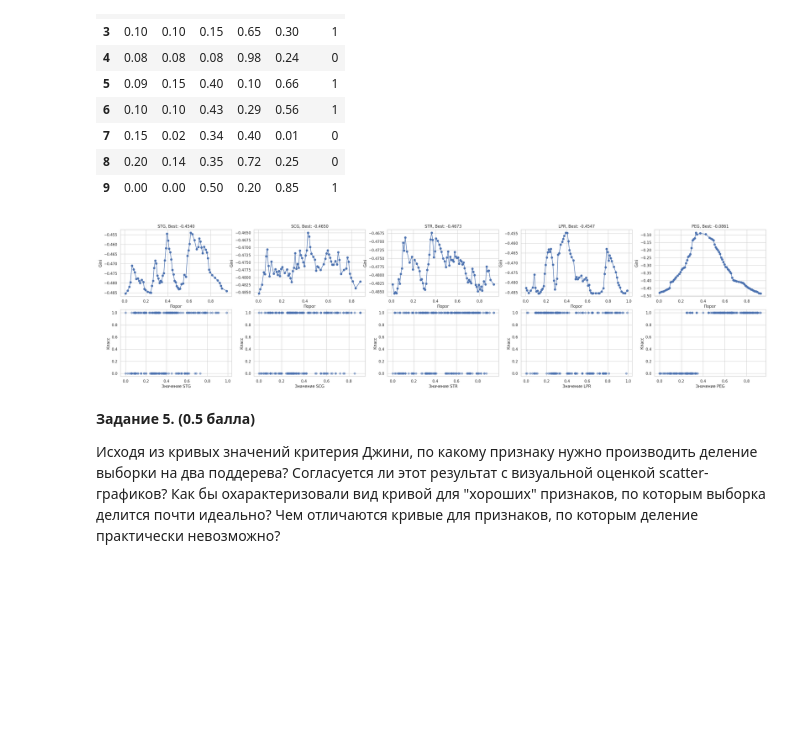
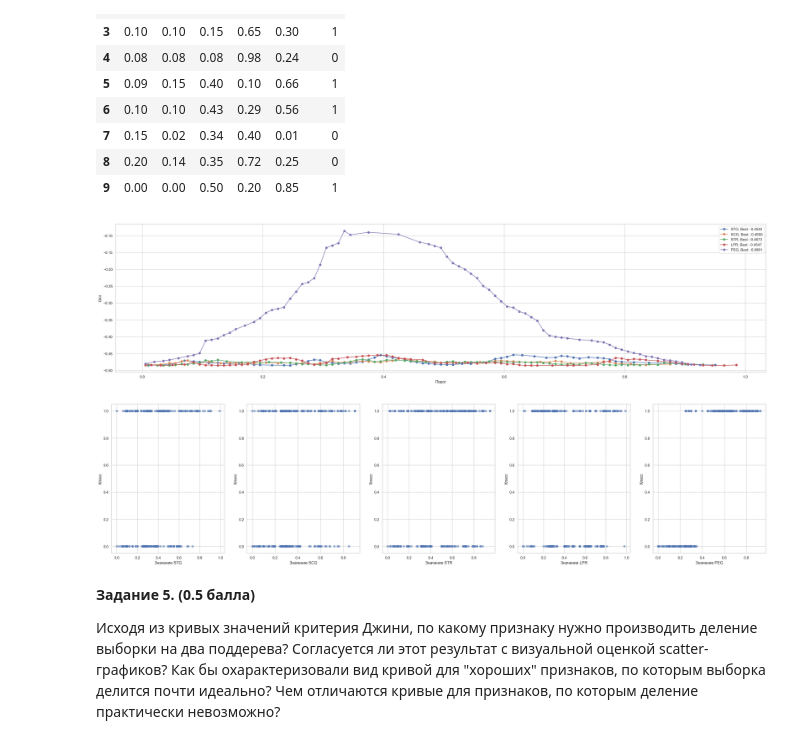
Before and after one commit to Ke1thuzad/machine-learning, a Jupyter notebook: homework2/hw2trees.ipynb, the cells around one changed output. Drawn from its saved outputs; the diff is of its cells as text; code cells hidden in the pictures; blank space fills up the shorter version.

```diff
--- a/homework2/hw2trees.ipynb
+++ b/homework2/hw2trees.ipynb
@@ -181,24 +181,26 @@ studs.head(10)
 # %%
 X = studs.iloc[:, :-1].values
 y = studs.iloc[:, -1].values
 
-fig, axes = plt.subplots(2, 5, figsize=(35, 8))
+mainf, main_ax = plt.subplots(1, 1, figsize=(35, 8))
+fig, axes = plt.subplots(1, 5, figsize=(35, 8))
 feature_names = studs.columns[:-1]
 
 for i in range(5):
     feature_vector = X[:, i]
     thresholds, ginis, _, best_gini = find_best_split(feature_vector, y)
 
-    axes[0, i].plot(thresholds, ginis, 'o-')
-    axes[0, i].set_title(f'{feature_names[i]}, Best: {best_gini:.4f}')
-    axes[0, i].set_xlabel('Порог')
-    axes[0, i].set_ylabel('Gini')
+    main_ax.plot(thresholds, ginis, 'o-', label=f'{feature_names[i]}, Best: {best_gini:.4f}')
+    main_ax.set_xlabel('Порог')
+    main_ax.set_ylabel('Gini')
+    main_ax.legend()
 
-    axes[1, i].scatter(feature_vector, y, alpha=0.5)
-    axes[1, i].set_xlabel(f'Значение {feature_names[i]}')
-    axes[1, i].set_ylabel('Класс')
+    axes[i].scatter(feature_vector, y, alpha=0.5)
+    axes[i].set_xlabel(f'Значение {feature_names[i]}')
+    axes[i].set_ylabel('Класс')
 # %% [output]
-[figure, old version]
+[figure, new version]
+[figure, added]
 # %% [markdown]
 __Задание 5. (0.5 балла)__
 
```
Also changed, not shown: 1 other file.
